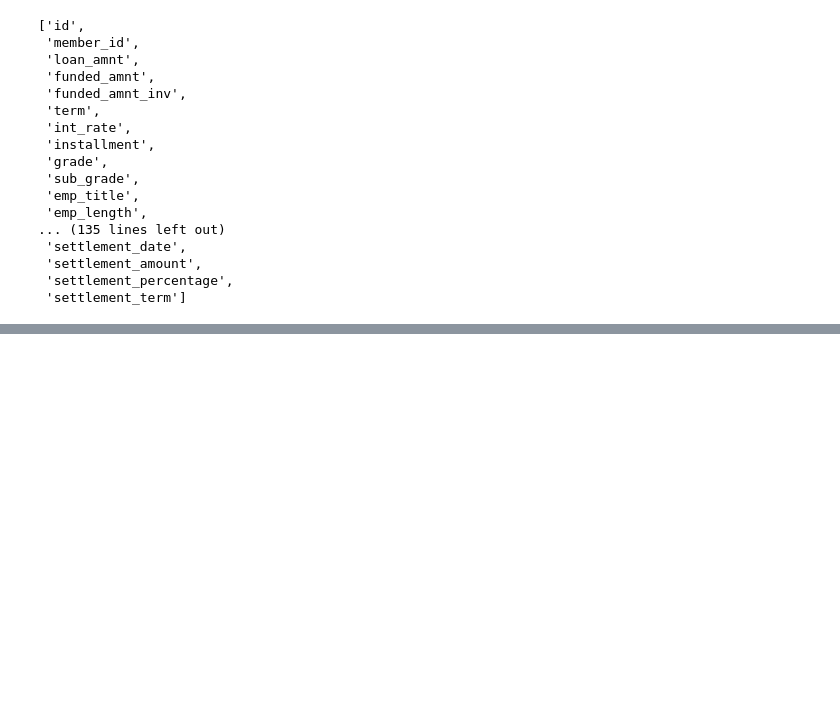
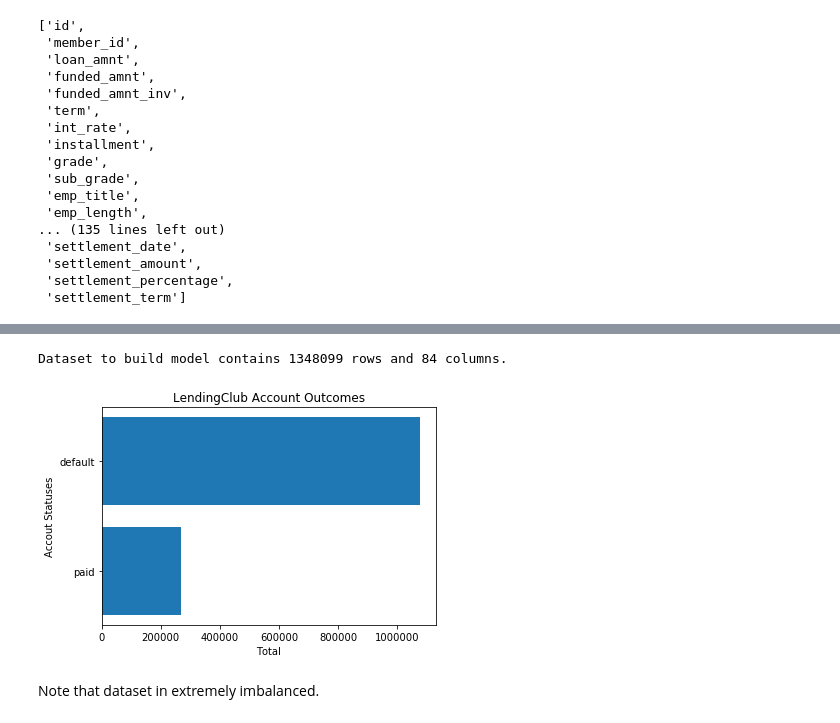
Before and after one commit to tiroger/predicting-loan-default, a Jupyter notebook: loan_default_ML.ipynb, the cells around one changed output, grey strips where cells are left out. Saved outputs shown, nothing was run; the diff lists cells and outputs as text; code cells hidden in the pictures; blank space fills up the shorter version.

```diff
--- a/loan_default_ML.ipynb
+++ b/loan_default_ML.ipynb
@@ -87,0 +345,7 @@ loan_data.shape
+# %%
+model_accounts = pre_disbursement_df[(pre_disbursement_df.loan_status == 'Fully Paid') |
+                                     (pre_disbursement_df.loan_status == 'Does not meet the credit policy. Status:Fully Paid') |
+                                     (pre_disbursement_df.loan_status == 'Default') |
+                                     (pre_disbursement_df.loan_status == 'Charged Off') |
+                                     (pre_disbursement_df.loan_status == 'Does not meet the credit policy. Status:Charged Off')
+                                    ].copy()
@@ -87,0 +371,10 @@ loan_data.shape
+# %%
+# Renaming loan_statuses:
+# Charged Off, Default and Does not meet the credit policy., Status:Charged Off renamed to default
+# Does not meet the credit policy. Status:Fully Paid., and 'Fully Paid' renamed to paid
+
+model_accounts.loan_status.replace({'Charged Off': 'default',
+                                    'Default': 'default',
+                                    'Does not meet the credit policy. Status:Charged Off':
+                                    'default', 'Fully Paid': 'paid',
+                                    'Does not meet the credit policy. Status:Fully Paid': 'paid'}, inplace=True)
@@ -87,0 +390,22 @@ loan_data.shape
+# %%
+model_accounts_shape = model_accounts.shape
+rows = model_accounts_shape[0]
+cols = model_accounts_shape[1]
+print(f'Dataset to build model contains {rows} rows and {cols} columns.')
+# %% [output]
+Dataset to build model contains 1348099 rows and 84 columns.
+# %%
+y_pos = list(model_accounts.groupby('loan_status')['loan_status'].count())
+x = model_accounts.loan_status.dropna().unique()
+
+plt.barh(x, y_pos)
+# plt.xticks(x, rotation='vertical')
+plt.xlabel('Total')
+plt.ylabel('Accout Statuses')
+plt.title('LendingClub Account Outcomes')
+
+plt.show()
+# %% [output]
+[figure, added]
+# %% [markdown]
+Note that dataset in extremely imbalanced.
```
Also changed, not shown: parts of 24 cells of this notebook, 3 other files.
